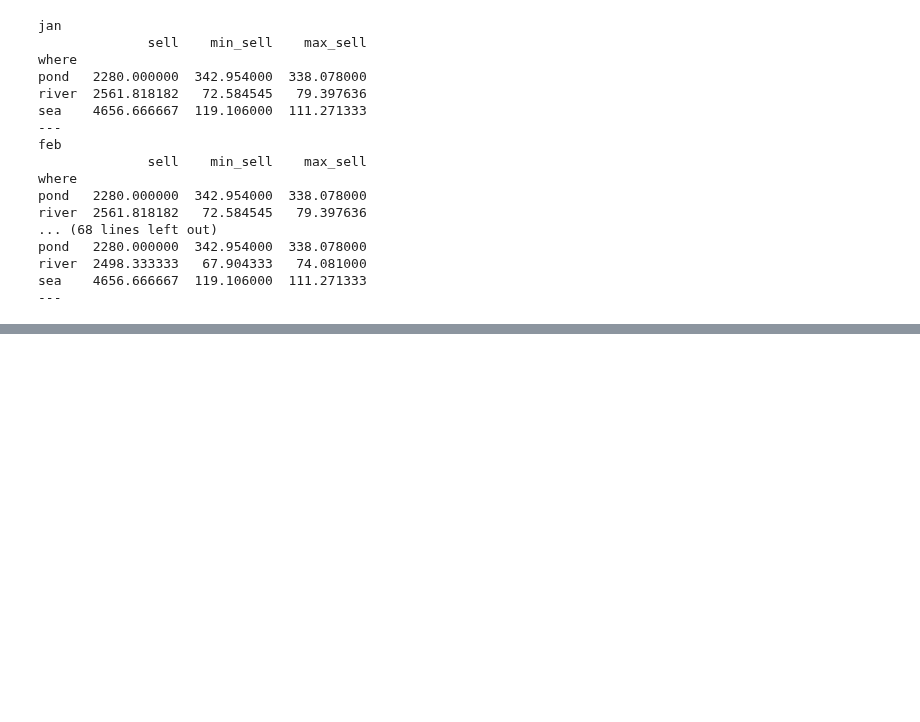
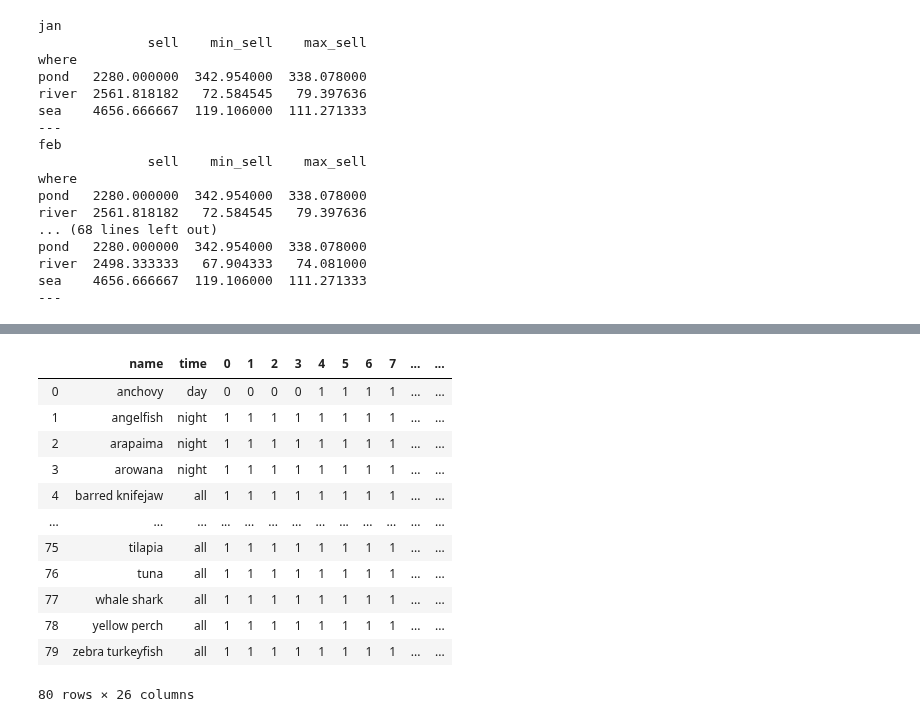
Before and after one commit to lindseyberlin/acnh_fish_guide, a Jupyter notebook: notebooks/EDA-and-Data-Cleaning.ipynb, the cells around one changed output, grey strips where cells are left out. Cells and saved outputs as stored; diff of their text form; code cells hidden in the pictures; blank space fills up the shorter version.

Commit message:
Reorg repo, test and write functions, and finish prelim app

```diff
--- a/EDA-and-Data-Cleaning.ipynb
+++ b/notebooks/EDA-and-Data-Cleaning.ipynb
@@ -400,0 +486,45 @@ sea    4656.666667  119.106000  111.271333
+# %%
+avail_times = {
+    # 4am - 9pm, aka 4:00 - 21:00
+    'day': list(range(4, 21)),
+
+    # 9am - 4pm, aka 9:00 - 16:00
+    'midday': list(range(9, 16)),
+
+    # 4pm - 9am, aka 16:00 - 9:00
+    'night': list(range(16, 24)) + list(range(0, 9)),
+
+    # 9pm - 4am, aka 21:00 - 4:00
+    'late': list(range(21, 24)) + list(range(0, 4)),
+
+    # piranha: 9am - 4pm and 9pm - 4am
+    'midday, late': list(range(9, 16)) + list(range(21, 24)) + list(range(0, 4)),
+
+    # all day, functionally 0:00 - 24:00
+    'all': list(range(0, 24)),
+
+    # for char and cherry salmon, will use nh mar/apr/may/jun so night
+    'varies': list(range(16, 24)) + list(range(0, 9))
+}
+# %%
+for i, row in time_df.iterrows():
+    time_value = row['time']
+    cols_to_fill = avail_times[time_value]
+    for col in cols_to_fill:
+        time_df.at[i, col] = 1
+# %%
+time_df
+# %% [output]
+|  | name | time | 0 | 1 | 2 | 3 | 4 | 5 | 6 | 7 | ... | ... |
+| 0 | anchovy | day | 0 | 0 | 0 | 0 | 1 | 1 | 1 | 1 | ... | ... |
+| 1 | angelfish | night | 1 | 1 | 1 | 1 | 1 | 1 | 1 | 1 | ... | ... |
+| 2 | arapaima | night | 1 | 1 | 1 | 1 | 1 | 1 | 1 | 1 | ... | ... |
+| 3 | arowana | night | 1 | 1 | 1 | 1 | 1 | 1 | 1 | 1 | ... | ... |
+| 4 | barred knifejaw | all | 1 | 1 | 1 | 1 | 1 | 1 | 1 | 1 | ... | ... |
+| ... | ... | ... | ... | ... | ... | ... | ... | ... | ... | ... | ... | ... |
+| 75 | tilapia | all | 1 | 1 | 1 | 1 | 1 | 1 | 1 | 1 | ... | ... |
+| 76 | tuna | all | 1 | 1 | 1 | 1 | 1 | 1 | 1 | 1 | ... | ... |
+| 77 | whale shark | all | 1 | 1 | 1 | 1 | 1 | 1 | 1 | 1 | ... | ... |
+| 78 | yellow perch | all | 1 | 1 | 1 | 1 | 1 | 1 | 1 | 1 | ... | ... |
+| 79 | zebra turkeyfish | all | 1 | 1 | 1 | 1 | 1 | 1 | 1 | 1 | ... | ... |
+80 rows × 26 columns
```
Also changed, not shown: parts of 24 cells of this notebook, 4 other files.
